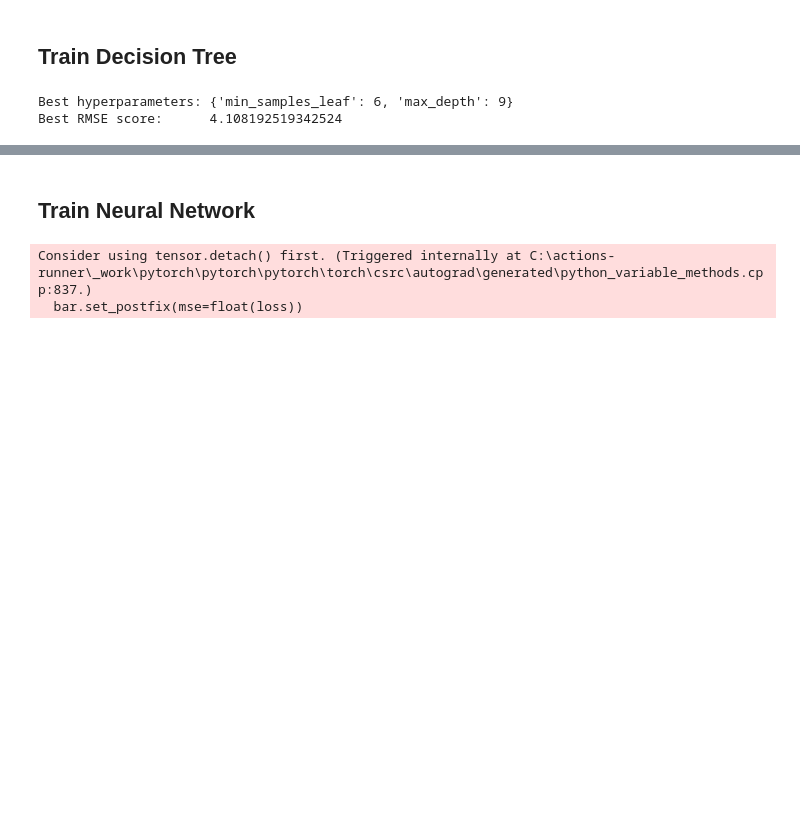
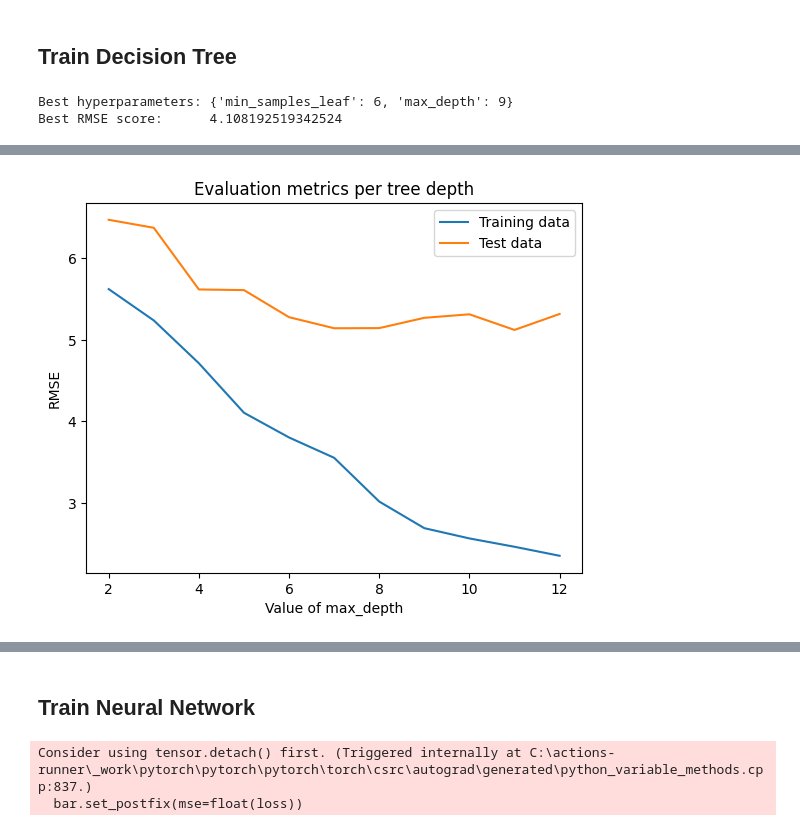
Before and after one commit to mjsilves/project_group_2_fds_202526, a Jupyter notebook: notebooks/99_modelling.ipynb, the cells around one changed output, grey strips where cells are left out. Cells and saved outputs as stored; diff of their text form; code cells hidden in the pictures; blank space fills up the shorter version.

```diff
--- a/notebooks/99_modelling.ipynb
+++ b/notebooks/99_modelling.ipynb
@@ -186,0 +234,30 @@ RMSE on test dataset: 5.0598
+# %%
+errors_per_tree_depth = {}
+model_candidates = {}
+
+for d in [2, 3, 4, 5, 6, 7, 8, 9, 10, 11, 12]:
+    candidate = DecisionTreeRegressor(min_samples_leaf=6, max_depth=d)
+    candidate.fit(new_X_train, y_train)
+
+    y_pred_train = candidate.predict(new_X_train)
+    y_pred_test = candidate.predict(new_X_test)
+
+    model_candidates[d] = candidate
+    errors_per_tree_depth[d] = (
+        mean_squared_error(y_train, y_pred_train) ** 0.5,
+        mean_squared_error(y_test, y_pred_test) ** 0.5,
+    )
+
+plot_x = sorted(list(errors_per_tree_depth.keys()))
+plot_y_train = [errors_per_tree_depth[x][0] for x in plot_x]
+plot_y_test = [errors_per_tree_depth[x][1] for x in plot_x]
+
+plt.plot(plot_x, plot_y_train, label="Training data")
+plt.plot(plot_x, plot_y_test, label="Test data")
+plt.legend()
+plt.title("Evaluation metrics per tree depth")
+plt.xlabel("Value of max_depth")
+plt.ylabel("RMSE")
+plt.show()
+# %% [output]
+[figure, added]
```
Also changed, not shown: parts of 17 cells of this notebook, 3 other files.
